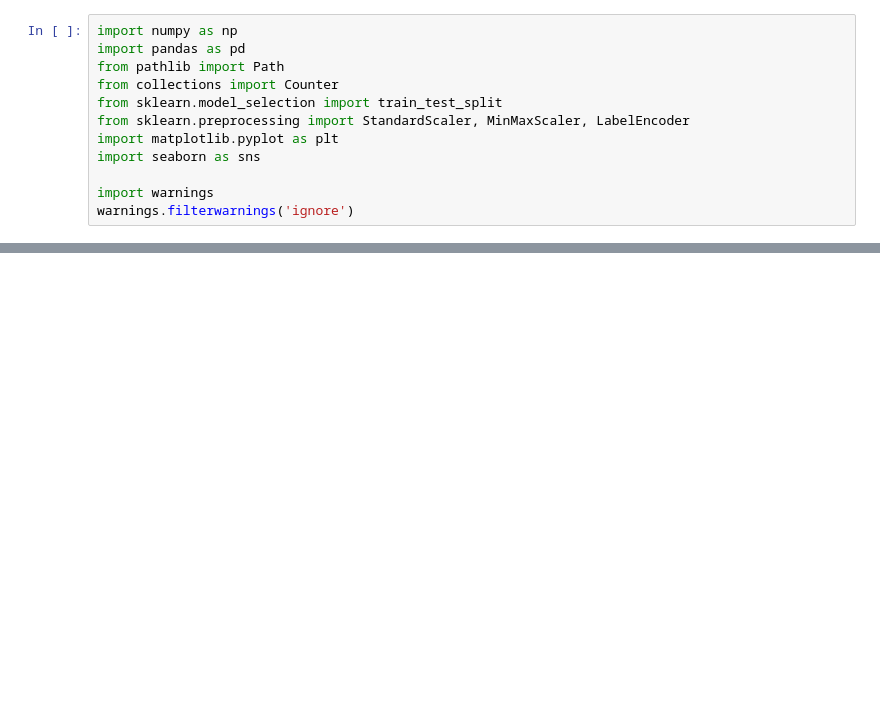
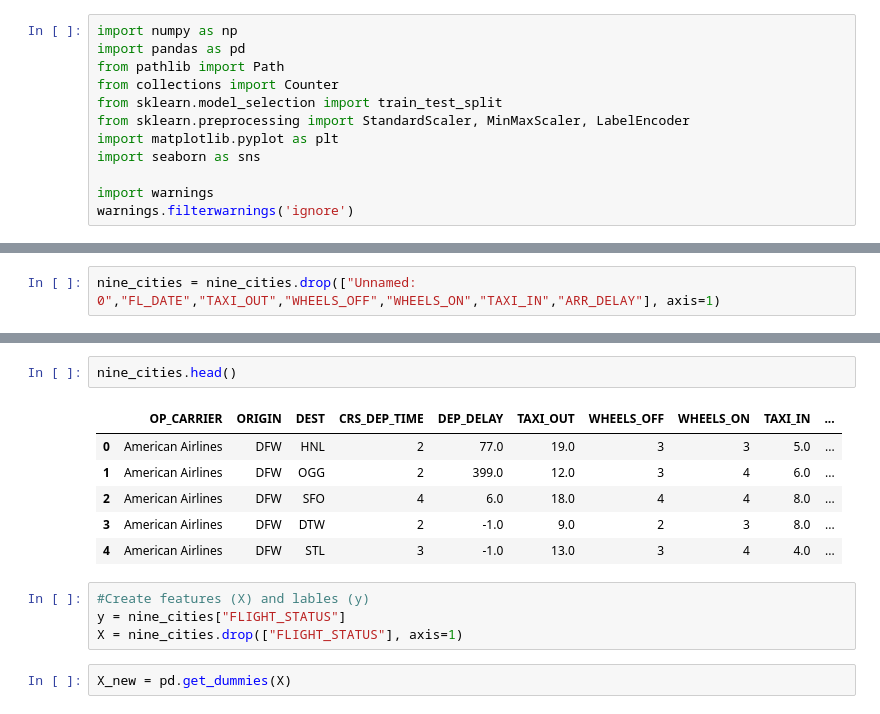
Before and after one commit to lmalla/Project-4, a Jupyter notebook: Data_Preprocessing/ML_data.ipynb, the cells around one changed output, grey strips where cells are left out. Saved outputs shown, nothing was run; the diff lists cells and outputs as text; blank space fills up the shorter version.

```diff
--- a/Data_Preprocessing/ML_data.ipynb
+++ b/Data_Preprocessing/ML_data.ipynb
@@ -59,0 +74,2 @@ nine_cities
+# %%
+nine_cities = nine_cities.drop(["Unnamed: 0","FL_DATE","TAXI_OUT","WHEELS_OFF","WHEELS_ON","TAXI_IN","ARR_DELAY"], axis=1)
@@ -59,0 +140,15 @@ nine_cities
+# %%
+nine_cities.head()
+# %% [output]
+|  | OP_CARRIER | ORIGIN | DEST | CRS_DEP_TIME | DEP_DELAY | TAXI_OUT | WHEELS_OFF | WHEELS_ON | TAXI_IN | ... |
+| 0 | American Airlines | DFW | HNL | 2 | 77.0 | 19.0 | 3 | 3 | 5.0 | ... |
+| 1 | American Airlines | DFW | OGG | 2 | 399.0 | 12.0 | 3 | 4 | 6.0 | ... |
+| 2 | American Airlines | DFW | SFO | 4 | 6.0 | 18.0 | 4 | 4 | 8.0 | ... |
+| 3 | American Airlines | DFW | DTW | 2 | -1.0 | 9.0 | 2 | 3 | 8.0 | ... |
+| 4 | American Airlines | DFW | STL | 3 | -1.0 | 13.0 | 3 | 4 | 4.0 | ... |
+# %%
+#Create features (X) and lables (y)
+y = nine_cities["FLIGHT_STATUS"]
+X = nine_cities.drop(["FLIGHT_STATUS"], axis=1)
+# %%
+X_new = pd.get_dummies(X)
```
Also changed, not shown: parts of 21 cells of this notebook.
